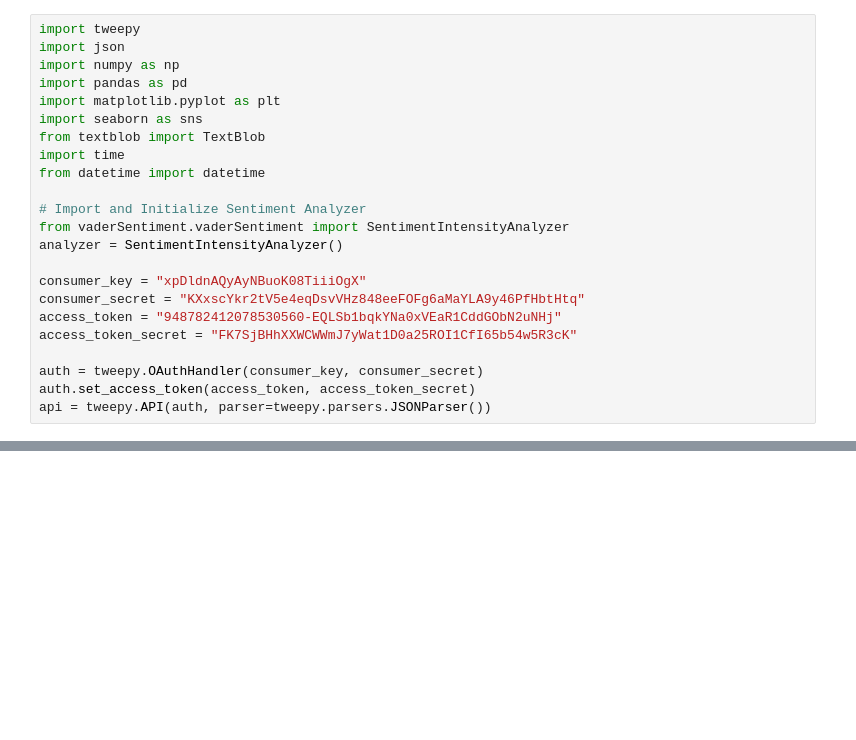
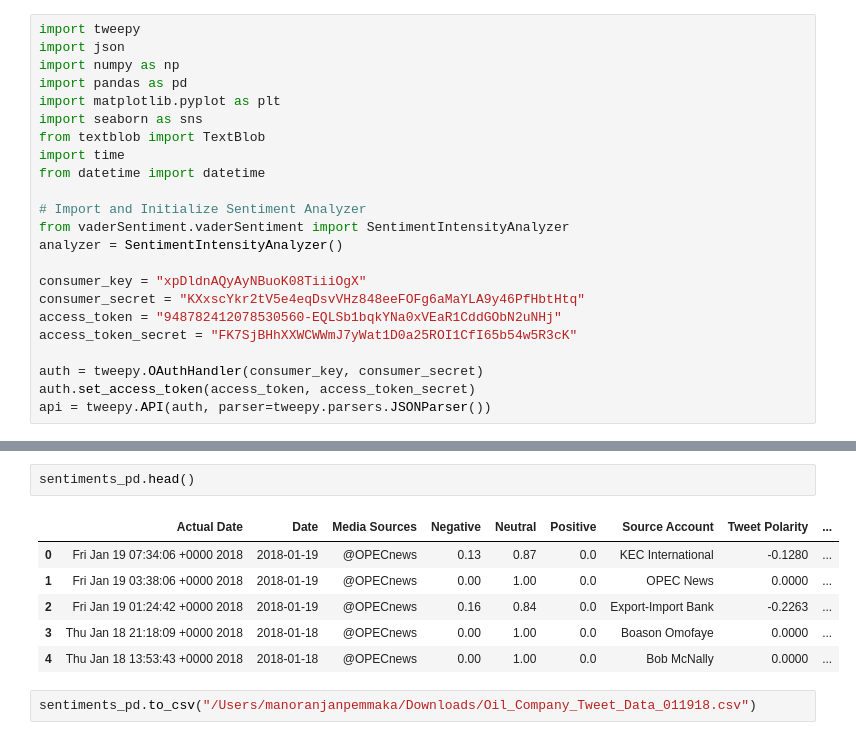
Before and after one commit to manupem231/GAMER, a Jupyter notebook: OilandGas_Twitter_Sentiment.ipynb, the cells around one changed output, grey strips where cells are left out. Cells and saved outputs as stored; diff of their text form; blank space fills up the shorter version.

```diff
--- a/OilandGas_Twitter_Sentiment.ipynb
+++ b/OilandGas_Twitter_Sentiment.ipynb
@@ -94,3 +94,14 @@ len(sentiments_pd)
+# %%
+sentiments_pd.head()
+# %% [output]
+|  | Actual Date | Date | Media Sources | Negative | Neutral | Positive | Source Account | Tweet Polarity | ... |
+| 0 | Fri Jan 19 07:34:06 +0000 2018 | 2018-01-19 | @OPECnews | 0.13 | 0.87 | 0.0 | KEC International | -0.1280 | ... |
+| 1 | Fri Jan 19 03:38:06 +0000 2018 | 2018-01-19 | @OPECnews | 0.00 | 1.00 | 0.0 | OPEC News | 0.0000 | ... |
+| 2 | Fri Jan 19 01:24:42 +0000 2018 | 2018-01-19 | @OPECnews | 0.16 | 0.84 | 0.0 | Export-Import Bank | -0.2263 | ... |
+| 3 | Thu Jan 18 21:18:09 +0000 2018 | 2018-01-18 | @OPECnews | 0.00 | 1.00 | 0.0 | Boason Omofaye | 0.0000 | ... |
+| 4 | Thu Jan 18 13:53:43 +0000 2018 | 2018-01-18 | @OPECnews | 0.00 | 1.00 | 0.0 | Bob McNally | 0.0000 | ... |
+# %%
+sentiments_pd.to_csv("/Users/manoranjanpemmaka/Downloads/Oil_Company_Tweet_Data_011918.csv")
 # %%
 sentiments_groupby = sentiments_pd.groupby(['Date', 'Media Sources'])
 sentiments_mean = sentiments_groupby['Tweet Polarity'].mean()
```
Also changed, not shown: parts of 6 cells of this notebook.
